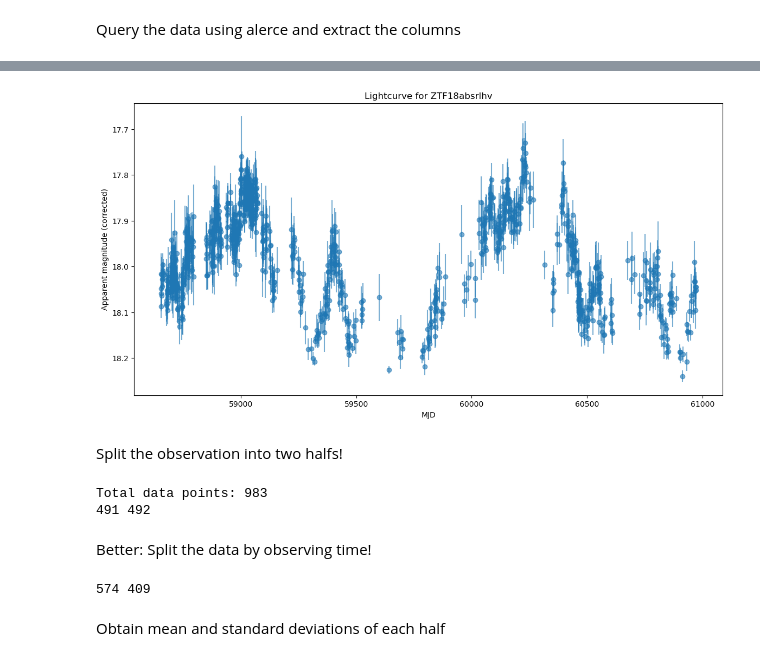
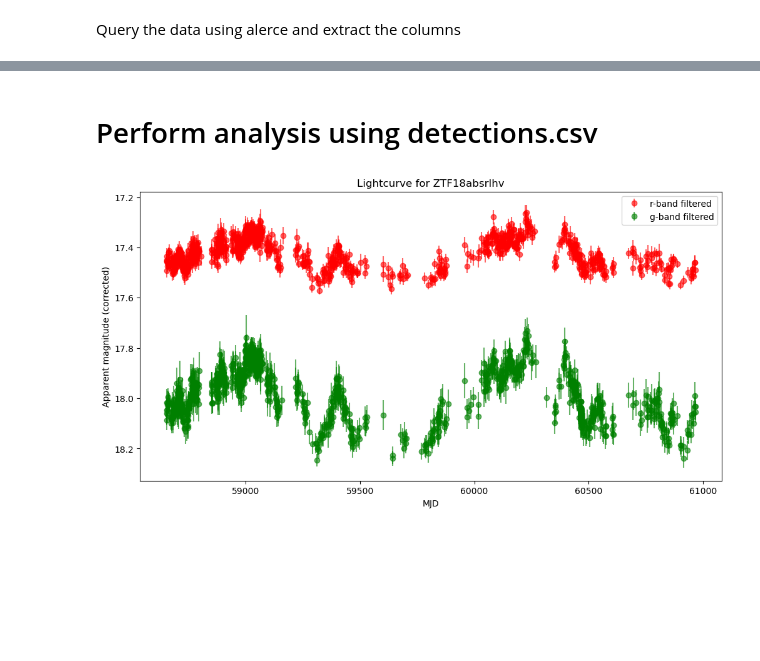
Before and after one commit to benjaminpcollins/AGN_variability, a Jupyter notebook: analysis.ipynb, the cells around one changed output, grey strips where cells are left out. Drawn from its saved outputs; the diff is of its cells as text; code cells hidden in the pictures; blank space fills up the shorter version.

```diff
--- a/analysis.ipynb
+++ b/analysis.ipynb
@@ -43,49 +105,37 @@ Filter the data to obtain reliable measurements only
+# %% [markdown]
+# Perform analysis using detections.csv
 # %%
-good = detections[
+detections = pd.read_csv("detections.csv")
+
+# Filter valid data in the r-band
+r = detections[
     (detections["dubious"] == False)
     & (detections["drb"] > 0.5)
-    & (detections["sigmapsf_corr"] < 1e2)  # remove those 100.0 placeholder errors
+    & (detections["e_mag_corr_ext"] < 1e2)  # remove unreasonably large errors
+    & (detections["fid"] == 2) # select only r-band
+]
+
+g = detections[
+    (detections["dubious"] == False)
+    & (detections["drb"] > 0.5)
+    & (detections["e_mag_corr_ext"] < 1e2)  # remove unreasonably large errors
     & (detections["fid"] == 1) # select only g-band
 ]
 
-plt.figure(figsize=(14,7))
+plt.figure(figsize=(12,6))
 
-plt.errorbar(good["mjd"], good["magpsf_corr"], yerr=good["sigmapsf_corr"],
-             fmt="o", alpha=0.6)
+#plt.plot(good["mjd"], good["magpsf_corr"], "o")
+plt.errorbar(r["mjd"], r["mag_corr"], yerr=r["e_mag_corr_ext"],
+             fmt="o", alpha=0.6, color="red", label="r-band filtered")
+plt.errorbar(g["mjd"], g["mag_corr"], yerr=g["e_mag_corr_ext"],
+             fmt="o", alpha=0.6, color="green", label="g-band filtered")
+
+plt.legend()
 plt.gca().invert_yaxis()
 plt.xlabel("MJD")
 plt.ylabel("Apparent magnitude (corrected)")
 plt.title("Lightcurve for ZTF18absrlhv")
+plt.savefig("lightcurve_both.png", bbox_inches="tight")
 plt.show()
 # %% [output]
-[figure, old version]
+[figure, new version]
-# %% [markdown]
-Split the observation into two halfs!
-# %%
-good = good.sort_values(by="mjd")
-duration = len(good)
-print("Total data points:", duration)
-
-mid_point = duration // 2
-
-first_half = good.iloc[:mid_point]
-second_half = good.iloc[mid_point:]
-
-
-print(len(first_half), len(second_half))
-# %% [output]
-Total data points: 983
-491 492
-# %% [markdown]
-Better: Split the data by observing time!
-# %%
-mid_point = (good['mjd'].min() + good['mjd'].max()) / 2
-
-first_half = good[good['mjd'] <= mid_point]
-second_half = good[good['mjd'] > mid_point]
-
-print(len(first_half), len(second_half))
-# %% [output]
-574 409
-# %% [markdown]
-Obtain mean and standard deviations of each half
```
Also changed, not shown: parts of 24 cells of this notebook, 5 other files.
